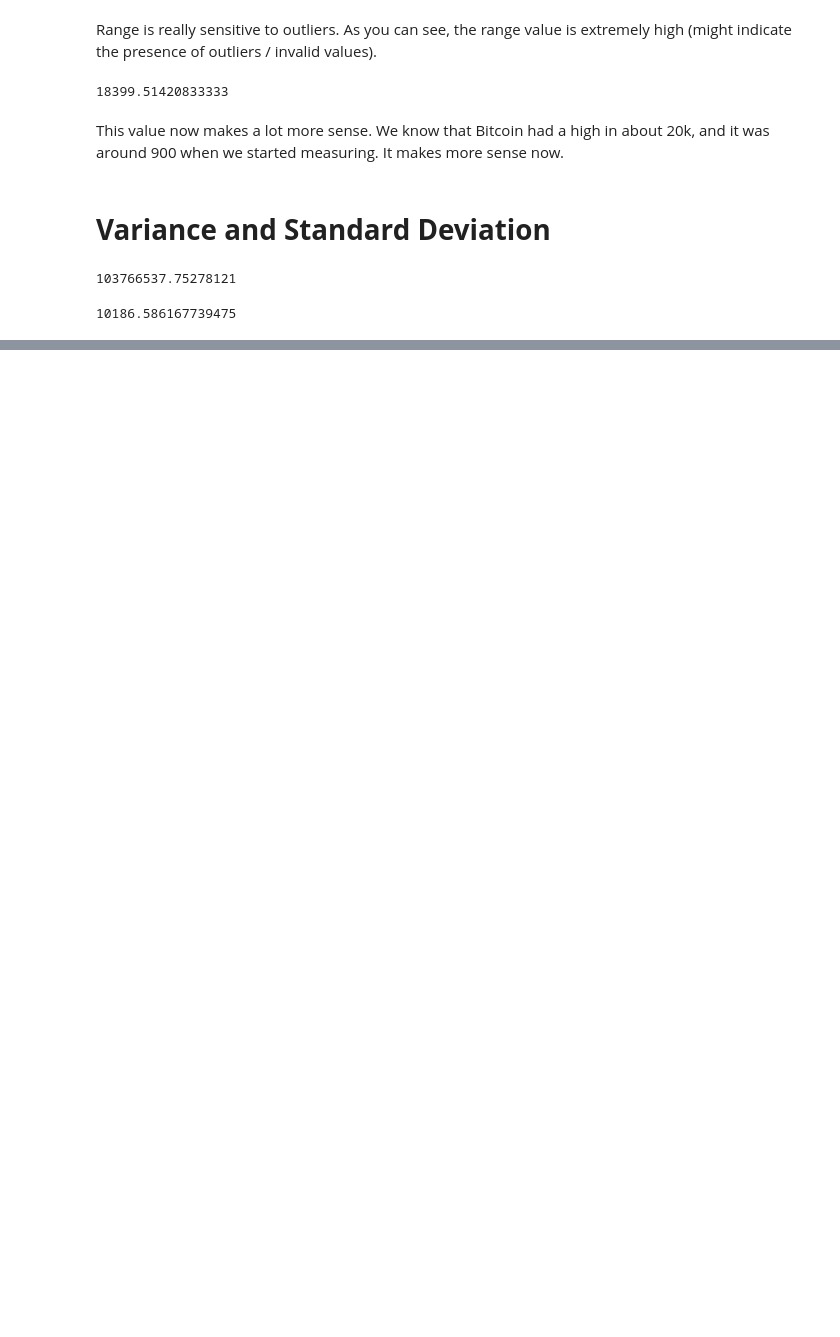
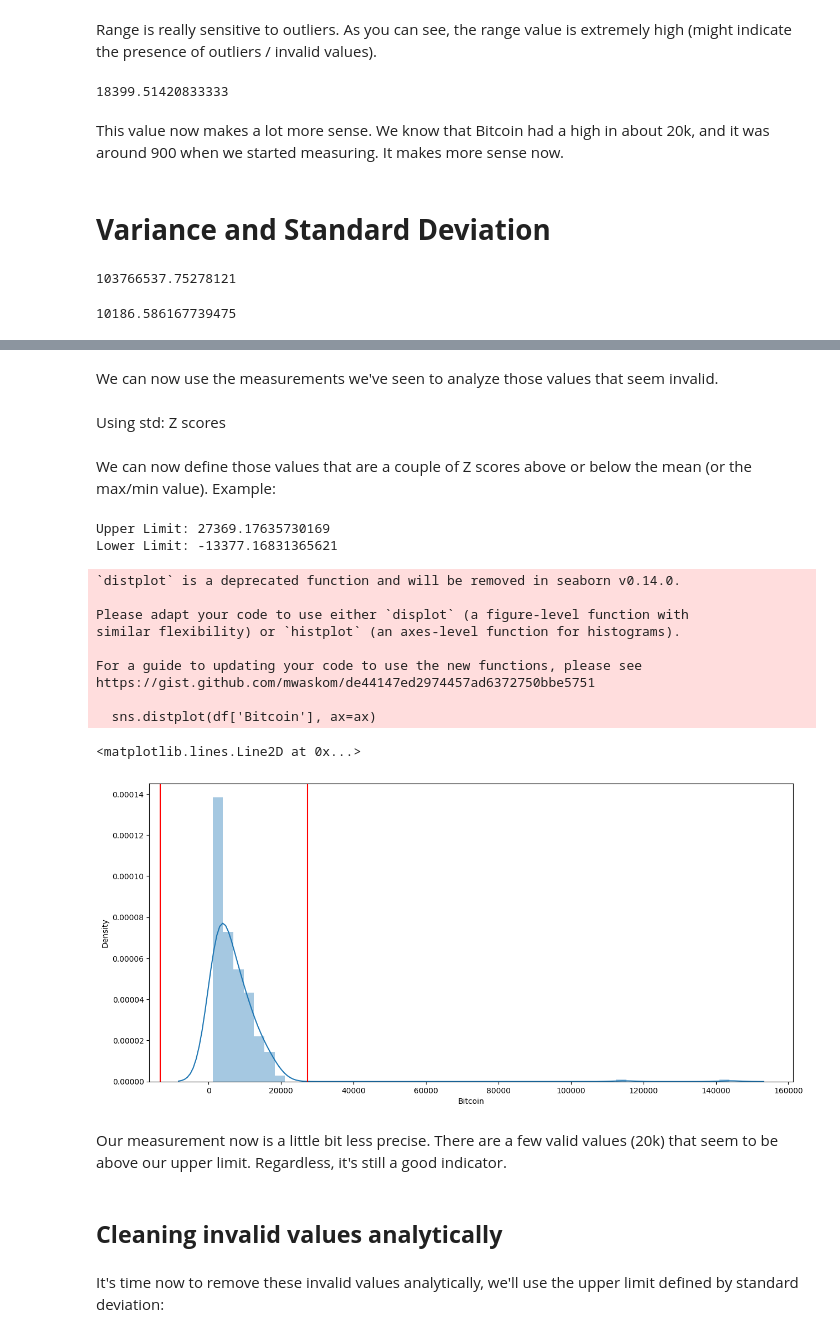
Before and after one commit to Mulenga-Chilambwe/BTC-ETH-ANALYSIS-INSIGHT, a Jupyter notebook: btc-eth-insight.ipynb, the cells around one changed output, grey strips where cells are left out. Cells and saved outputs as stored; diff of their text form; code cells hidden in the pictures; blank space fills up the shorter version.

```diff
--- a/btc-eth-insight.ipynb
+++ b/btc-eth-insight.ipynb
@@ -368,0 +392,39 @@ df['Bitcoin'].std()
+# %% [markdown]
+We can now use the measurements we've seen to analyze those values that seem invalid.
+# %% [markdown]
+Using std: Z scores
+# %% [markdown]
+We can now define those values that are a couple of Z scores above or below the mean (or the max/min value). Example:
+# %%
+upper_limit = df['Bitcoin'].mean() + 2 * df['Bitcoin'].std()
+lower_limit = df['Bitcoin'].mean() - 2 * df['Bitcoin'].std()
+# %%
+
+print("Upper Limit: {}".format(upper_limit))
+print("Lower Limit: {}".format(lower_limit))
+# %% [output]
+Upper Limit: 27369.17635730169
+Lower Limit: -13377.16831365621
+# %%
+fig, ax = plt.subplots(figsize=(15, 7))
+sns.distplot(df['Bitcoin'], ax=ax)
+ax.axvline(lower_limit, color='red')
+ax.axvline(upper_limit, color='red')
+# %% [output]
+`distplot` is a deprecated function and will be removed in seaborn v0.14.0.
+
+Please adapt your code to use either `displot` (a figure-level function with
+similar flexibility) or `histplot` (an axes-level function for histograms).
+
+For a guide to updating your code to use the new functions, please see
+https://gist.github.com/mwaskom/de44147ed2974457ad6372750bbe5751
+
+  sns.distplot(df['Bitcoin'], ax=ax)
+<matplotlib.lines.Line2D at 0x...>
+[figure, added]
+# %% [markdown]
+Our measurement now is a little bit less precise. There are a few valid values (20k) that seem to be above our upper limit. Regardless, it's still a good indicator.
+# %% [markdown]
+## __Cleaning invalid values analytically__
+# %% [markdown]
+It's time now to remove these invalid values analytically, we'll use the upper limit defined by standard deviation:
```
Also changed, not shown: parts of 11 cells of this notebook.
